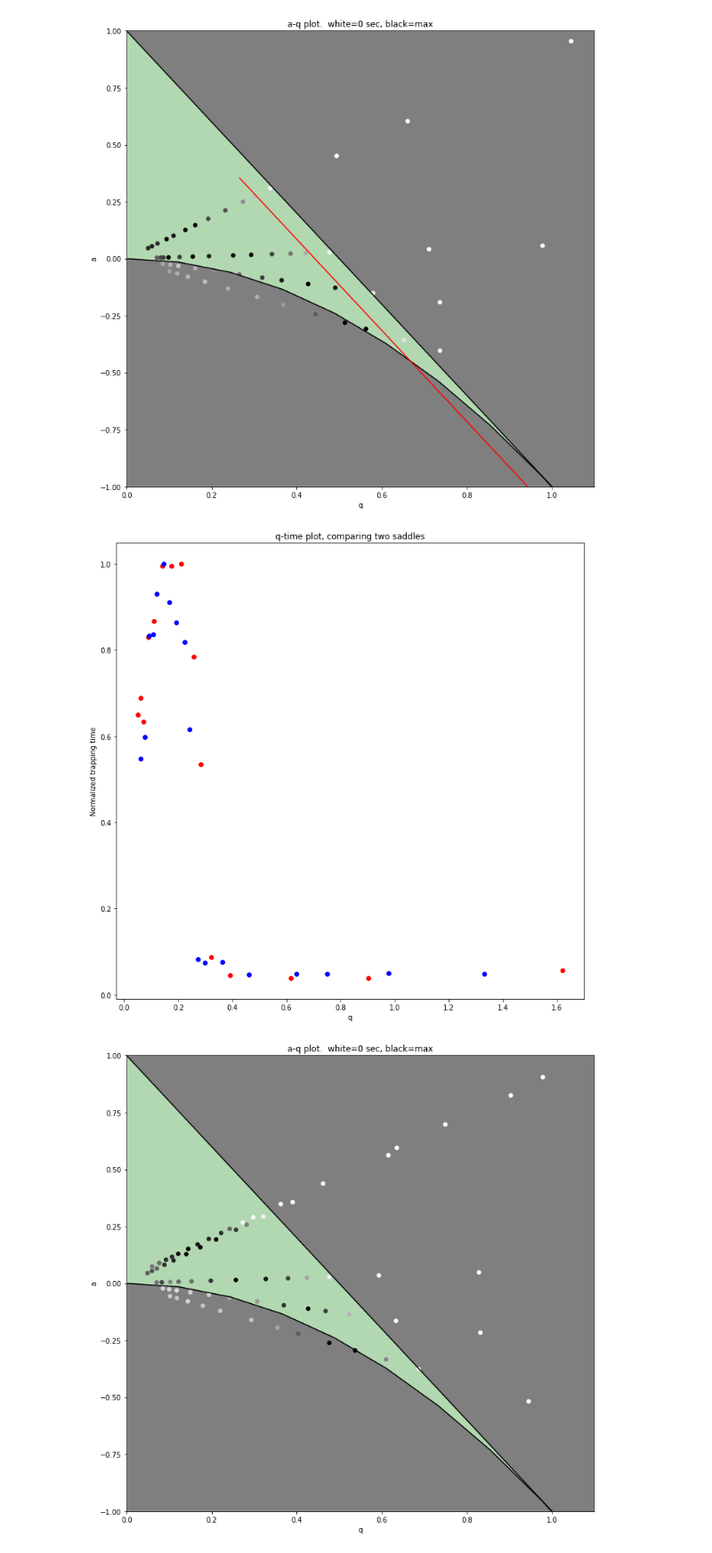
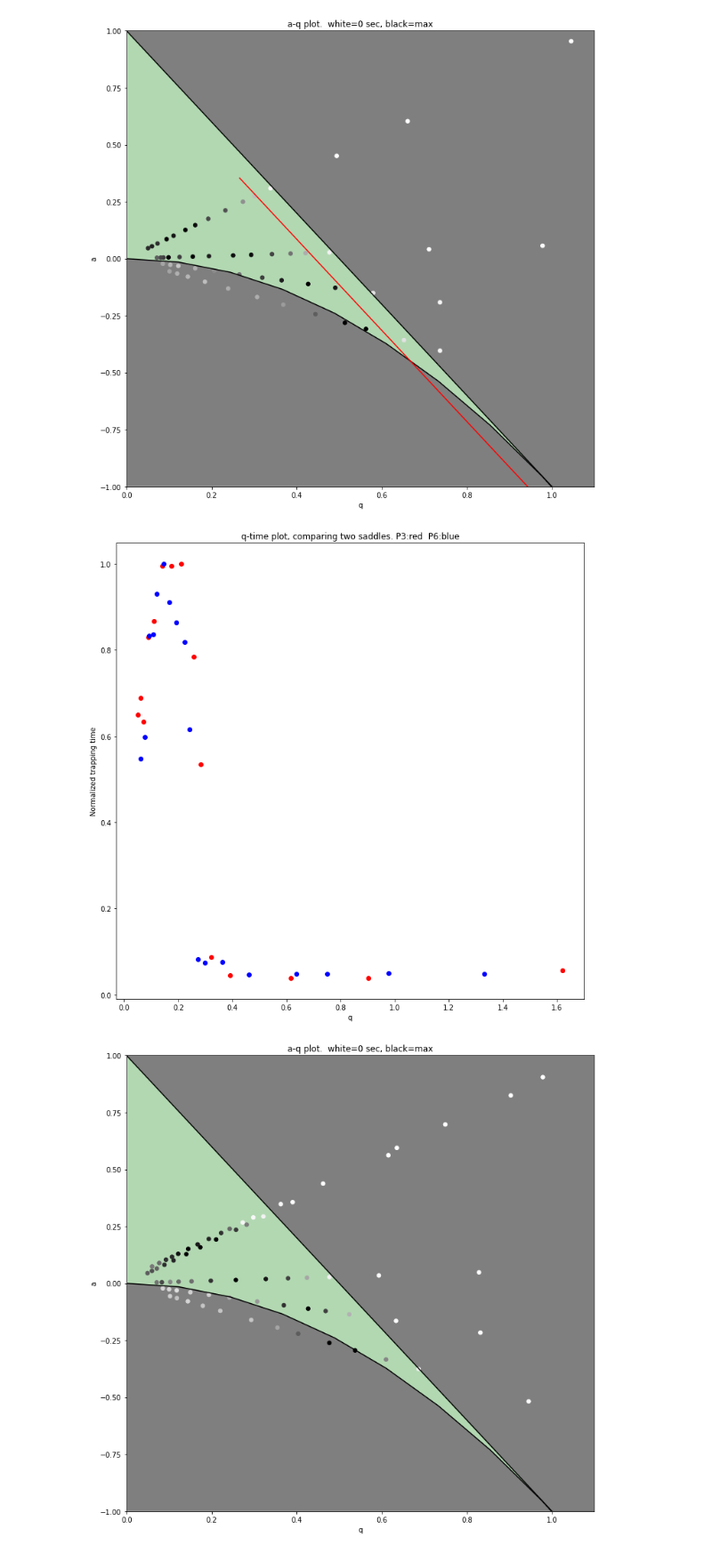
Before and after one commit to roberthart56/SCFAB, a Jupyter notebook: SC_lab/Projects/rotating_saddle/Measurements/Plotting/Plotting_example.ipynb, the cells around one changed output. Shown at 89% size. Cells and saved outputs as stored; diff of their text form; code cells hidden in the pictures.

```diff
--- a/SC_lab/Projects/rotating_saddle/Measurements/Plotting/Plotting_example.ipynb
+++ b/SC_lab/Projects/rotating_saddle/Measurements/Plotting/Plotting_example.ipynb
@@ -317,34 +317,34 @@ a_p5 = q_p5 * slope_p5
 a_p6 = q_p6 * slope_p6
 
 fig = plt.figure(figsize=(12, 12))
-plt.title('q-time plot, comparing two saddles')
+plt.title('q-time plot, comparing two saddles. P3:red  P6:blue')
 plt.xlabel('q')
 plt.ylabel('Normalized trapping time')
 
 plt.plot(q_p3, data_p3/data_p3.max(),  'ro')
 plt.plot(q_p6, data_p6/data_p6.max(), 'bo')
 
 plt.show()
 
 
 fig = plt.figure(figsize=(12, 12))
 plt.title('a-q plot.  white=0 sec, black=max')
 plt.xlabel('q')
 plt.ylabel('a')
 plt.plot(q,line1, 'k')
 plt.plot(q,line2, 'k')
 plt.fill_between(q, line1, 1, facecolor='black', alpha=0.5)
 plt.fill_between(q, -1, line2, facecolor='black', alpha=0.5)
 plt.fill_between(q, line1, line2, facecolor='green', alpha=0.3)
 plt.scatter(q_p2, a_p2, c=1-data_n_p2, s=30)
 plt.scatter(q_p3, a_p3, c=1-data_n_p3, s=30)
 plt.scatter(q_p6, a_p6+0.02, c=1-data_n_p6, s=30)
 plt.scatter(q_p4, a_p4, c=1-data_n_p4, s=30)
 plt.scatter(q_p5, a_p5, c=1-data_n_p5, s=30)
 plt.gray()
 plt.xlim([0, 1.1])
 plt.ylim([-1, 1])
 plt.show()
 # %% [output]
-[figure, old version]
+[figure, new version]
 [figure]
```
Also changed, not shown: 12 other files.
